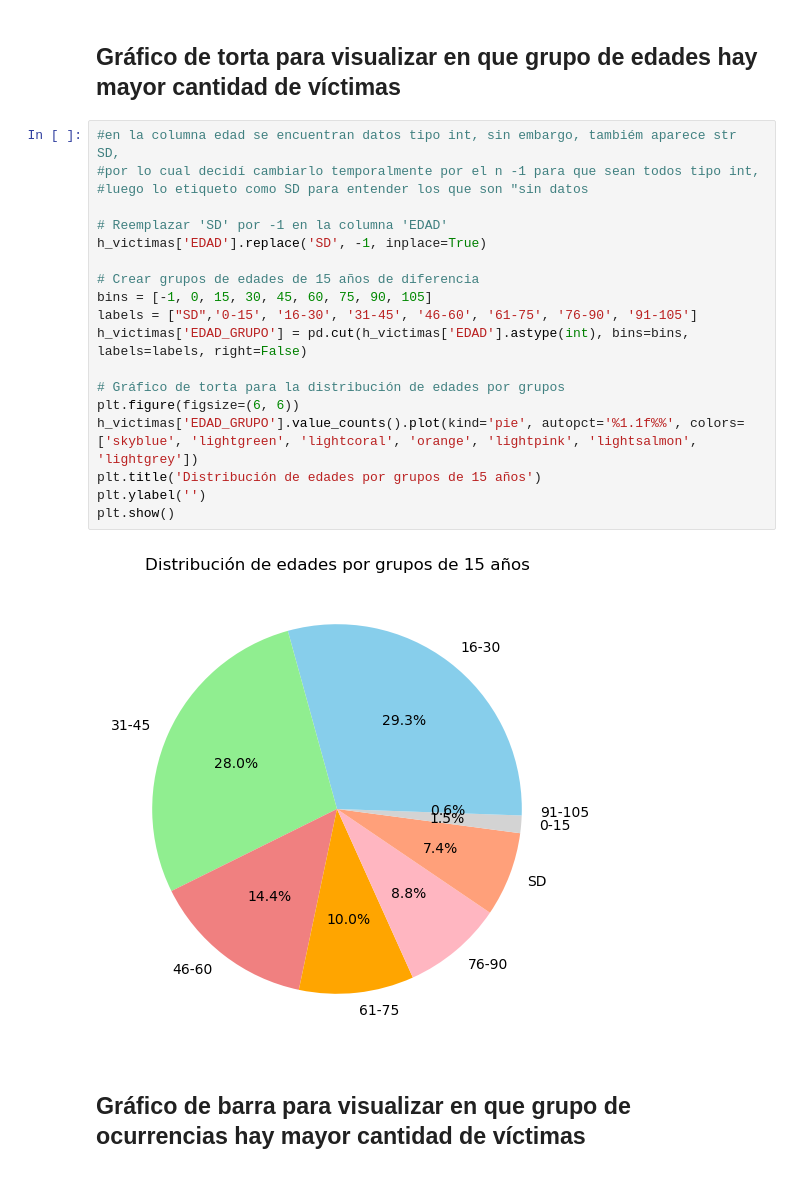
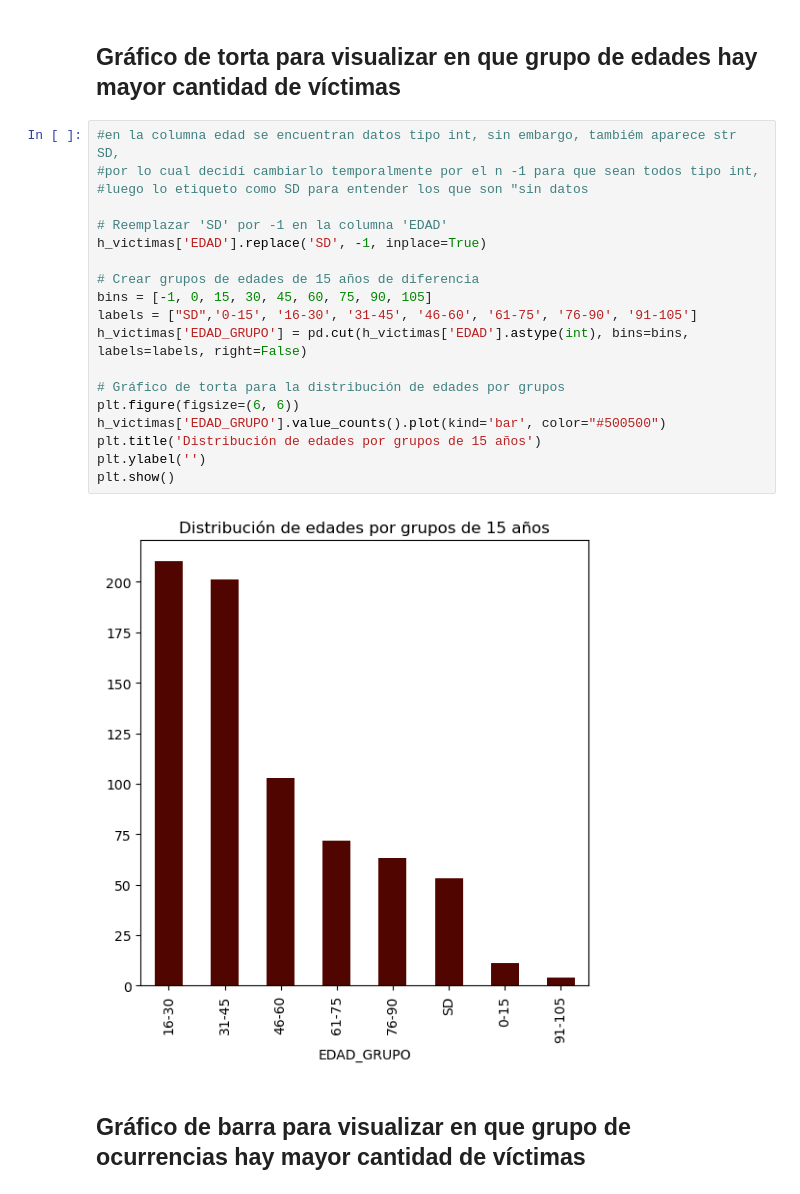
Before and after one commit to EliasIchi/PI2_Henry, a Jupyter notebook: EDA_siniestros viales CABA.ipynb, the cells around one changed output. Saved outputs shown, nothing was run; the diff lists cells and outputs as text.

```diff
--- a/EDA_siniestros viales CABA.ipynb
+++ b/EDA_siniestros viales CABA.ipynb
@@ -474,24 +521,24 @@ plt.show()
 # %%
 #en la columna edad se encuentran datos tipo int, sin embargo, tambiém aparece str SD,
 #por lo cual decidí cambiarlo temporalmente por el n -1 para que sean todos tipo int,
 #luego lo etiqueto como SD para entender los que son "sin datos
 
 # Reemplazar 'SD' por -1 en la columna 'EDAD'
 h_victimas['EDAD'].replace('SD', -1, inplace=True)
 
 # Crear grupos de edades de 15 años de diferencia
 bins = [-1, 0, 15, 30, 45, 60, 75, 90, 105]
 labels = ["SD",'0-15', '16-30', '31-45', '46-60', '61-75', '76-90', '91-105']
 h_victimas['EDAD_GRUPO'] = pd.cut(h_victimas['EDAD'].astype(int), bins=bins, labels=labels, right=False)
 
 # Gráfico de torta para la distribución de edades por grupos
 plt.figure(figsize=(6, 6))
-h_victimas['EDAD_GRUPO'].value_counts().plot(kind='pie', autopct='%1.1f%%', colors=['skyblue', 'lightgreen', 'lightcoral', 'orange', 'lightpink', 'lightsalmon', 'lightgrey'])
+h_victimas['EDAD_GRUPO'].value_counts().plot(kind='bar', color="#500500")
 plt.title('Distribución de edades por grupos de 15 años')
 plt.ylabel('')
 plt.show()
 # %% [output]
-[figure, old version]
+[figure, new version]
 # %% [markdown]
 ## Gráfico de barra para visualizar en que grupo de ocurrencias hay mayor cantidad de víctimas
 # %%
```
Also changed, not shown: parts of 61 cells of this notebook.
